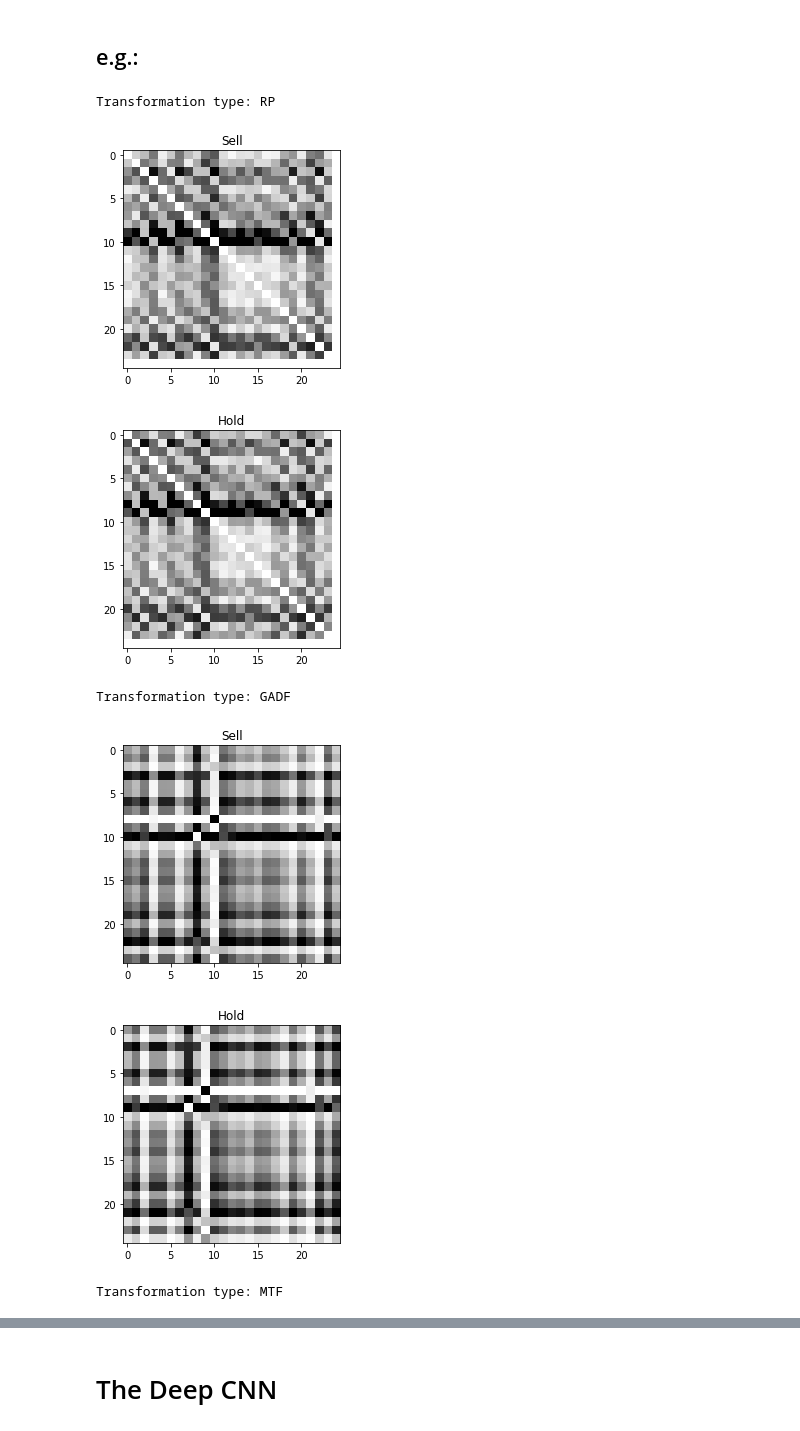
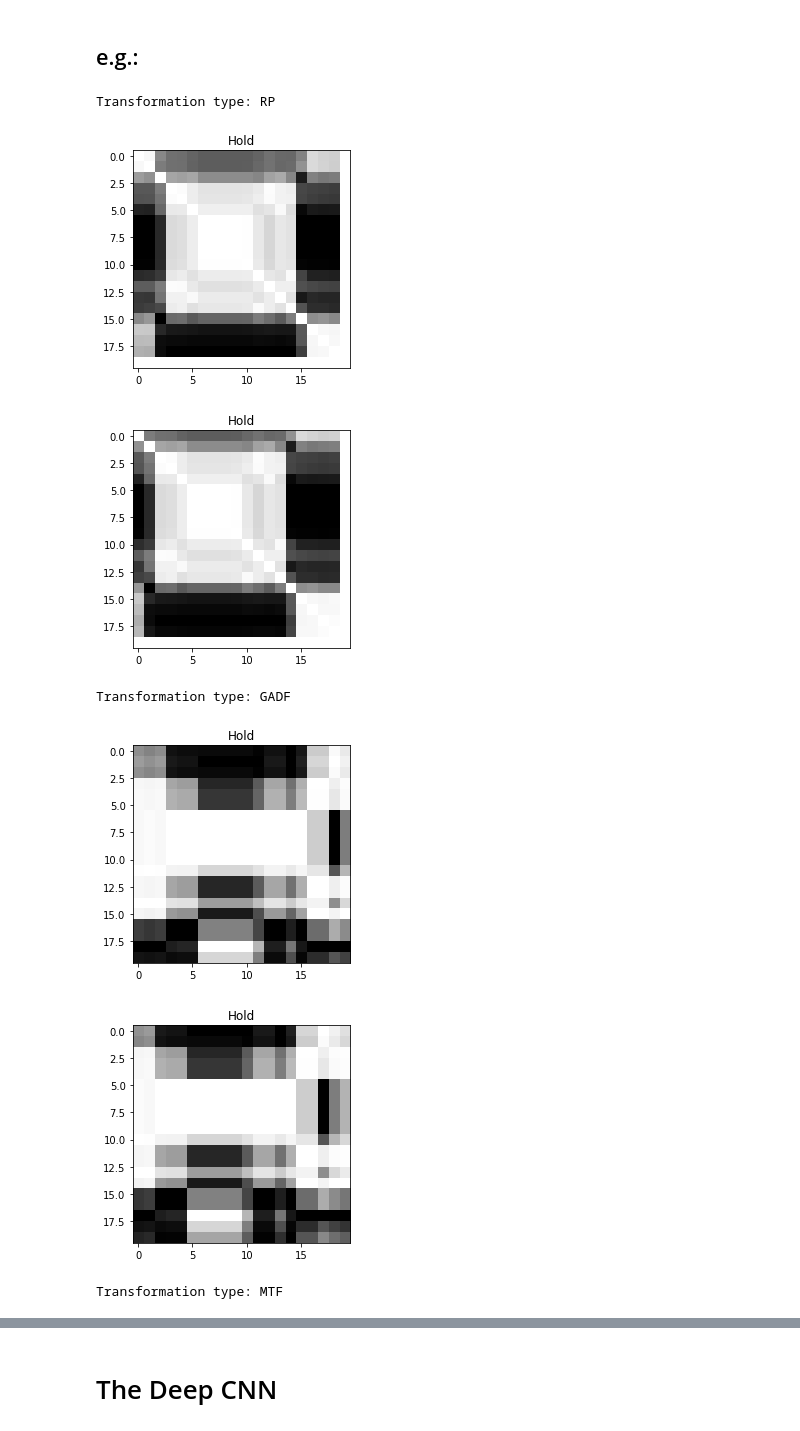
Before and after one commit to lauraperge/blackbox-trading-CNN, a Jupyter notebook: notebooks/GC_CNN_universal_TrainTest1_AAPL.ipynb, the cells around one changed output, grey strips where cells are left out. Saved outputs shown, nothing was run; the diff lists cells and outputs as text; code cells hidden in the pictures.

```diff
--- a/notebooks/GC_CNN_universal_TrainTest1_AAPL.ipynb
+++ b/notebooks/GC_CNN_universal_TrainTest1_AAPL.ipynb
@@ -30,3 +20,5 @@ test_filename = "data_test_2008Dec_to_2009Dec/test2_AAPL_1B_ReturnTrue_LWS3_IWS2
+# %%
+filename = "test_gemini_BTCUSD_Close_2H_LWS3_IWS20_Trf['RP', 'GADF', 'MTF'].npz"
 # %% [markdown]
 ### Image window sizes
 # %%
@@ -37,7 +29,7 @@ Image_window_size
 # %% [markdown]
 ### Transformation types
 # %%
-Image_trf = eval(train_filename[train_filename.find('_Trf')+4:train_filename.find('.npz')])
+Image_trf = eval(filename[filename.find('_Trf')+4:filename.find('.npz')])
 Image_trf
 # %% [output]
 ['RP', 'GADF', 'MTF']
@@ -51,3 +41,2 @@ num_color_channels
 # %%
-data_train = np.load('/content/drive/My Drive/Colab Notebooks/CNN/' + train_filename)
-data_test = np.load('/content/drive/My Drive/Colab Notebooks/CNN/' + test_filename)
+data = np.load('/content/drive/My Drive/Colab Notebooks/CNN/' + filename)
@@ -63,2 +43,6 @@ label_names = data_train['label_names'] # same everywhere
+# %%
+images = data['images']
+image_labels = data['image_labels']
+label_names = data['label_names']
 # %% [markdown]
 # Check data
@@ -86,15 +72,15 @@ array(['Sell', 'Buy', 'Hold'], dtype='<U4')
 # %%
 for trfidx, trf in enumerate(Image_trf):
     print('Transformation type: ' + trf)
-    for idx, image in enumerate(images_train[:2,:,:, trfidx]):
+    for idx, image in enumerate(images[:2,:,:, trfidx]):
         plt.imshow(image, cmap = "Greys")
-        plt.title(label_names[np.int(np.argwhere(image_labels_train[idx]))])
+        plt.title(label_names[np.int(np.argwhere(image_labels[idx]))])
         plt.show()
 # %% [output]
 Transformation type: RP
-[figure, old version]
+[figure, new version]
-[figure, old version]
+[figure, new version]
 Transformation type: GADF
-[figure, old version]
+[figure, new version]
-[figure, old version]
+[figure, new version]
 Transformation type: MTF
```
Also changed, not shown: parts of 79 cells of this notebook, 15 other files.
